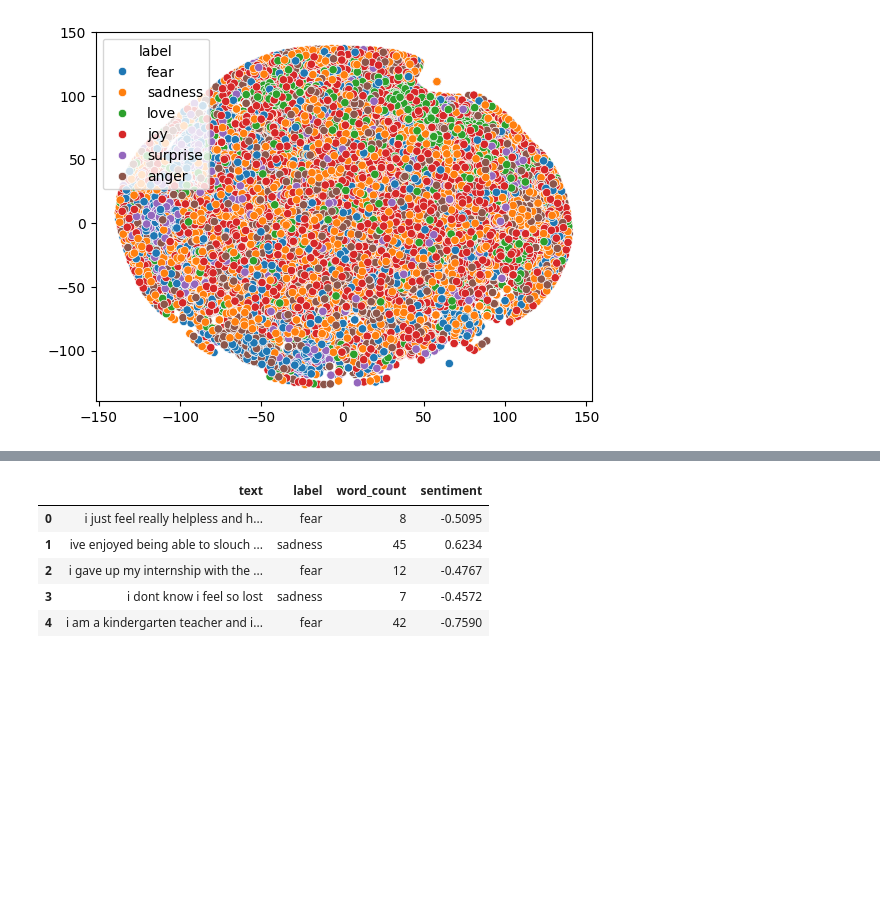
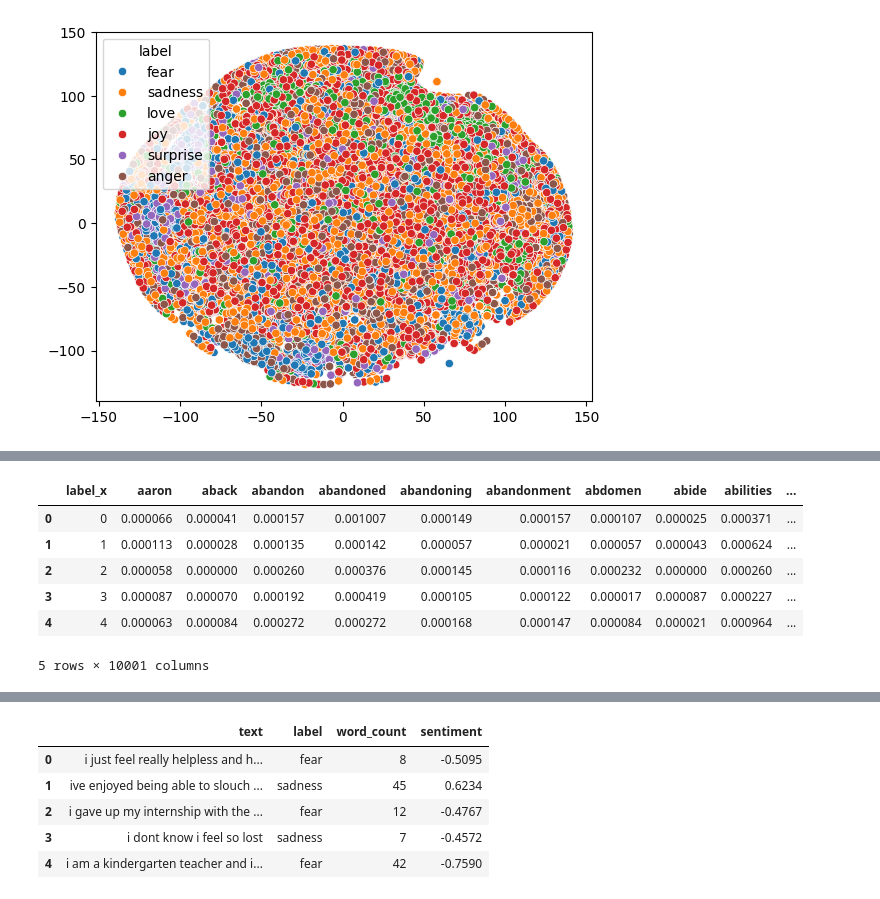
Before and after one commit to MarcMDeveloper/Text_Emotion_Detector, a Jupyter notebook: notebooks/1-analisis_data.ipynb, the cells around one changed output, grey strips where cells are left out. Cells and saved outputs as stored; diff of their text form; code cells hidden in the pictures; blank space fills up the shorter version.

```diff
--- a/notebooks/1-analisis_data.ipynb
+++ b/notebooks/1-analisis_data.ipynb
@@ -75,0 +135,8 @@ sns.scatterplot(x=X_tsne[:,0], y=X_tsne[:,1], hue=data["label"])
+# %%
+Data_bow = pd.merge(left=data_clean,
+                   right=cv_dataframe,
+                   left_index=True,
+                   right_index=True)
+display(Data_bow.head())
+#the last 3 rows are still the uncategorized ones
+Data_bow.tail(3)
@@ -75,0 +156,13 @@ sns.scatterplot(x=X_tsne[:,0], y=X_tsne[:,1], hue=data["label"])
+# %%
+# #This is the same as taking the mean of the column for each word (sum of times word shows up/number of lines)
+#we ignore the
+NBclassifier = Data_bow.groupby(['label_x']).mean(numeric_only=True).reset_index()
+display(NBclassifier.head())
+# %% [output]
+|  | label_x | aaron | aback | abandon | abandoned | abandoning | abandonment | abdomen | abide | abilities | ... |
+| 0 | 0 | 0.000066 | 0.000041 | 0.000157 | 0.001007 | 0.000149 | 0.000157 | 0.000107 | 0.000025 | 0.000371 | ... |
+| 1 | 1 | 0.000113 | 0.000028 | 0.000135 | 0.000142 | 0.000057 | 0.000021 | 0.000057 | 0.000043 | 0.000624 | ... |
+| 2 | 2 | 0.000058 | 0.000000 | 0.000260 | 0.000376 | 0.000145 | 0.000116 | 0.000232 | 0.000000 | 0.000260 | ... |
+| 3 | 3 | 0.000087 | 0.000070 | 0.000192 | 0.000419 | 0.000105 | 0.000122 | 0.000017 | 0.000087 | 0.000227 | ... |
+| 4 | 4 | 0.000063 | 0.000084 | 0.000272 | 0.000272 | 0.000168 | 0.000147 | 0.000084 | 0.000021 | 0.000964 | ... |
+5 rows × 10001 columns
```
Also changed, not shown: parts of 22 cells of this notebook, 1 other file.
